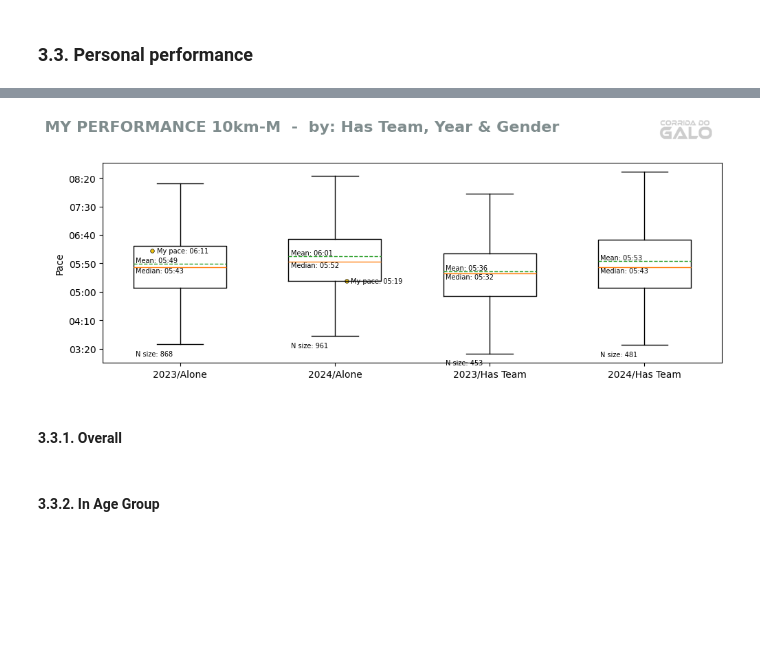
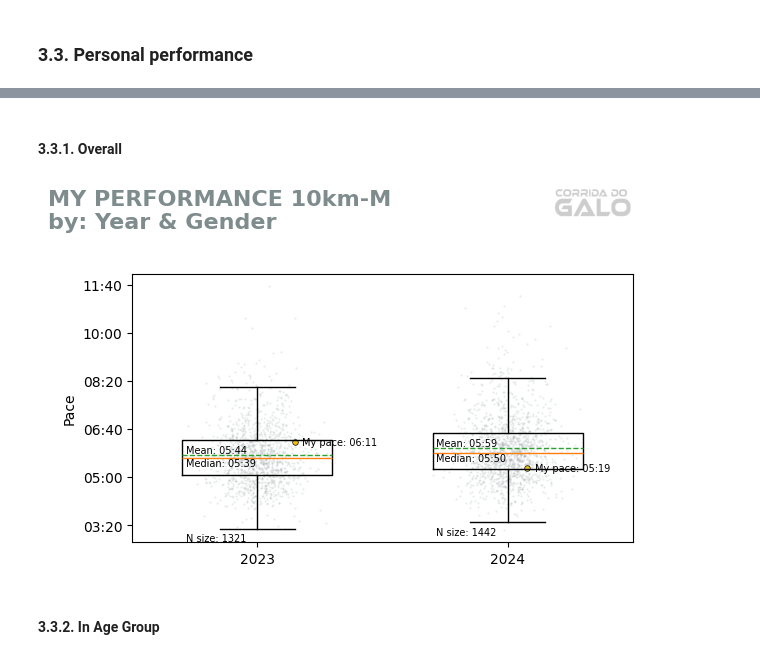
Before and after one commit to rocha-carvalhaes/galo_race_2.0, a Jupyter notebook: notebooks/performance_eda.ipynb, the cells around one changed output, grey strips where cells are left out. Drawn from its saved outputs; the diff is of its cells as text; code cells hidden in the pictures; blank space fills up the shorter version.

```diff
--- a/notebooks/performance_eda.ipynb
+++ b/notebooks/performance_eda.ipynb
@@ -950,35 +861,32 @@ fig, ax = boxplot_by(
-# %%
-fig_title = 'MY PERFORMANCE 10km-M  -  by: Has Team, Year & Gender'
-
-genders = df.loc[df['gender'] == my_gender, 'gender'].sort_values(ascending=True).unique()
-has_teams = df['has_team'].sort_values(ascending=True).unique()
-years = df['year'].sort_values(ascending=True).unique()
-series_names_10 = []
-series_data_10 = []
-for gender in genders:
-    for has_team in has_teams:
-        for year in years:
-            data = df.loc[(df['year']==year) & (df['gender']==my_gender) & (df['dist_num'] == my_dist) & (df['has_team'] == has_team), 'pace_s']
-            if len(data) > 20:
-                has_team_label = 'Has Team' if has_team else 'Alone'
-                series_names_10.append(f'{year}/{has_team_label}')
-                series_data_10.append(data)
-
-fig, ax = boxplot_by(
-    series_names=series_names_10,
-    series_data=series_data_10,
-    fig_title=fig_title,
-    display='v',
-    figsize=(10, 4),
-    add_jitter=False,
-    highlight={
-        '2023/Alone': pace_2023,
-        '2024/Alone': pace_2024
-    }
-)
-# %% [output]
-[figure, removed]
 # %% [markdown]
 #### 3.3.1. Overall
+# %%
+fig_title = 'MY PERFORMANCE 10km-M\nby: Year & Gender'
+
+genders = df.loc[df['gender'] == my_gender, 'gender'].sort_values(ascending=True).unique()
+years = df['year'].sort_values(ascending=True).unique()
+series_names_10 = []
+series_data_10 = []
+for gender in genders:
+    for year in years:
+        data = df.loc[(df['year']==year) & (df['gender']==my_gender) & (df['dist_num'] == my_dist), 'pace_s']
+        if len(data) > 20:
+            series_names_10.append(f'{year}')
+            series_data_10.append(data)
+
+fig, ax = boxplot_by(
+    series_names=series_names_10,
+    series_data=series_data_10,
+    fig_title=fig_title,
+    display='v',
+    figsize=(6, 4),
+    add_jitter=True,
+    highlight={
+        '2023': pace_2023,
+        '2024': pace_2024
+    }
+)
+# %% [output]
+[figure, added]
 # %% [markdown]
 #### 3.3.2. In Age Group
```
Also changed, not shown: parts of 20 cells of this notebook.
